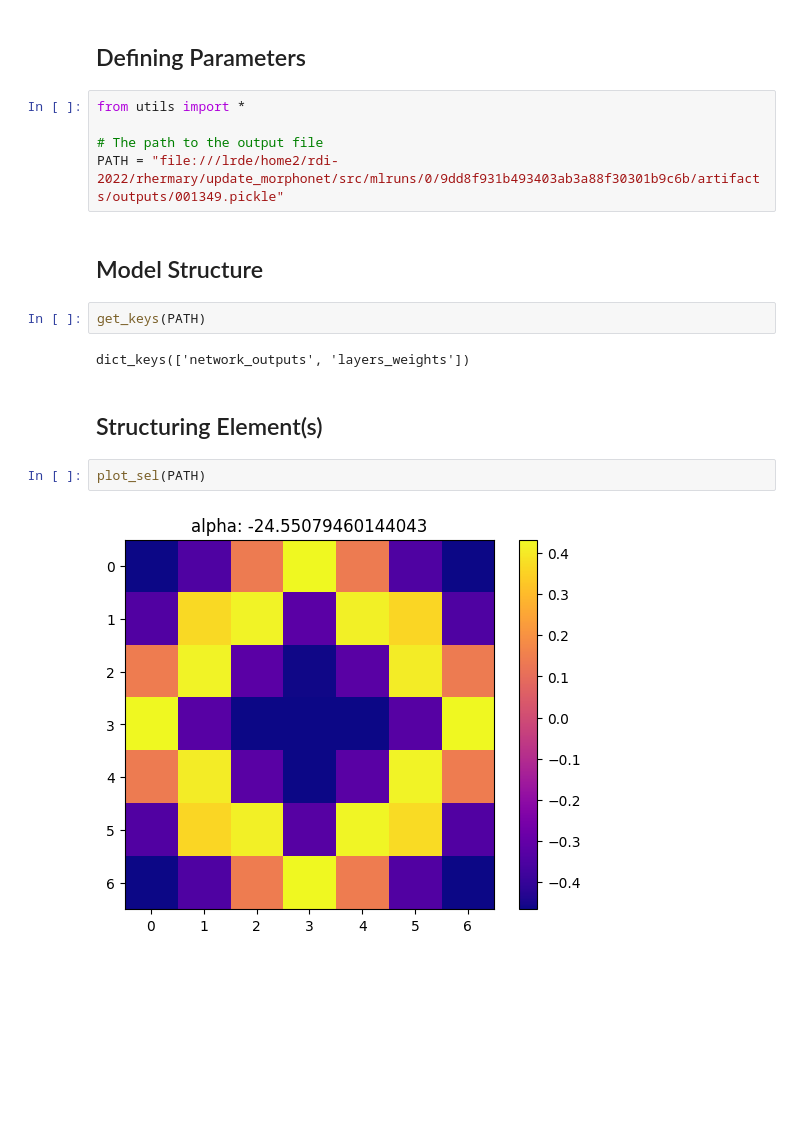
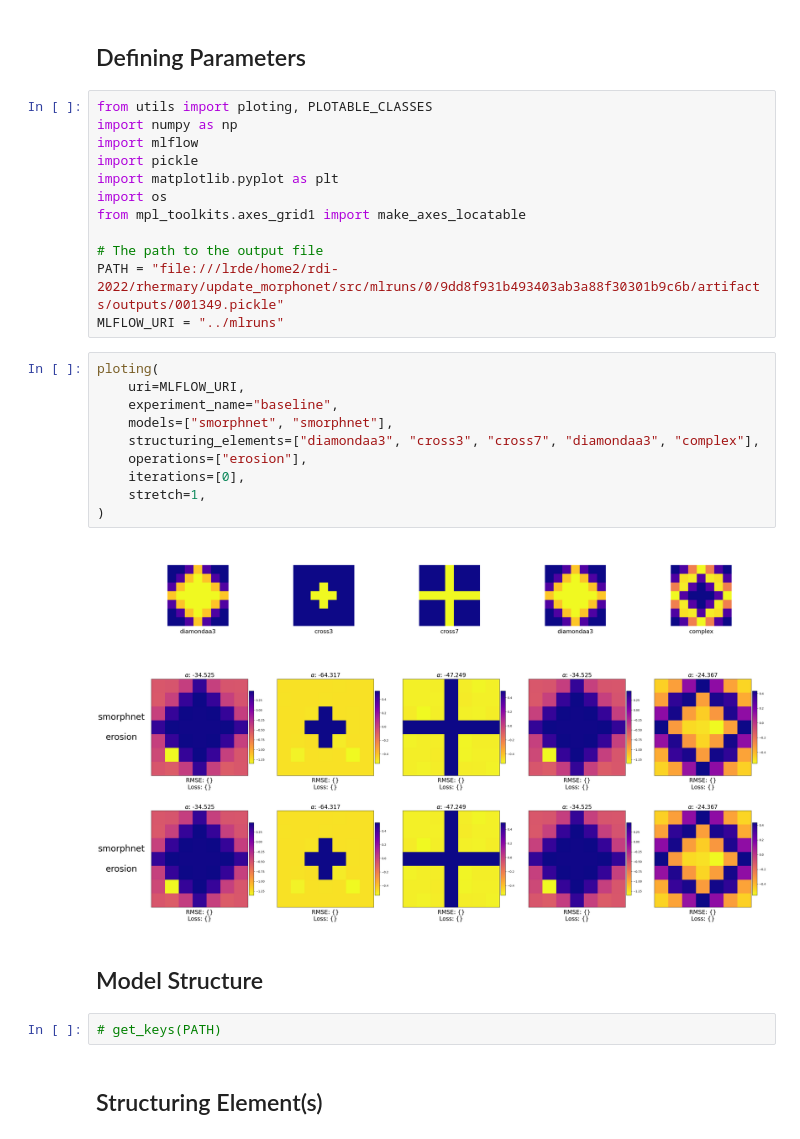
Before and after one commit to TheodoreAouad/MorphoNet, a Jupyter notebook: analysis/visualization.ipynb, the cells around one changed output. Cells and saved outputs as stored; diff of their text form; blank space fills up the shorter version.

Commit message:
visualization code

```diff
--- a/analysis/visualization.ipynb
+++ b/analysis/visualization.ipynb
@@ -3,19 +3,32 @@
 # %% [markdown]
 ## Defining Parameters
 # %%
-from utils import *
+from utils import ploting, PLOTABLE_CLASSES
+import numpy as np
+import mlflow
+import pickle
+import matplotlib.pyplot as plt
+import os
+from mpl_toolkits.axes_grid1 import make_axes_locatable
 
 # The path to the output file
 PATH = "file:///lrde/home2/rdi-2022/rhermary/update_morphonet/src/mlruns/0/9dd8f931b493403ab3a88f30301b9c6b/artifacts/outputs/001349.pickle"
+MLFLOW_URI = "../mlruns"
+# %%
+ploting(
+    uri=MLFLOW_URI,
+    experiment_name="baseline",
+    models=["smorphnet", "smorphnet"],
+    structuring_elements=["diamondaa3", "cross3", "cross7", "diamondaa3", "complex"],
+    operations=["erosion"],
+    iterations=[0],
+    stretch=1,
+)
+# %% [output]
+[figure, added]
 # %% [markdown]
 ## Model Structure
-# %%
-get_keys(PATH)
-# %% [output]
-dict_keys(['network_outputs', 'layers_weights'])
+# %%
+# get_keys(PATH)
 # %% [markdown]
 ## Structuring Element(s)
-# %%
-plot_sel(PATH)
-# %% [output]
-[figure, removed]
```
Also changed, not shown: parts of 1 cell of this notebook, 1 other file.
